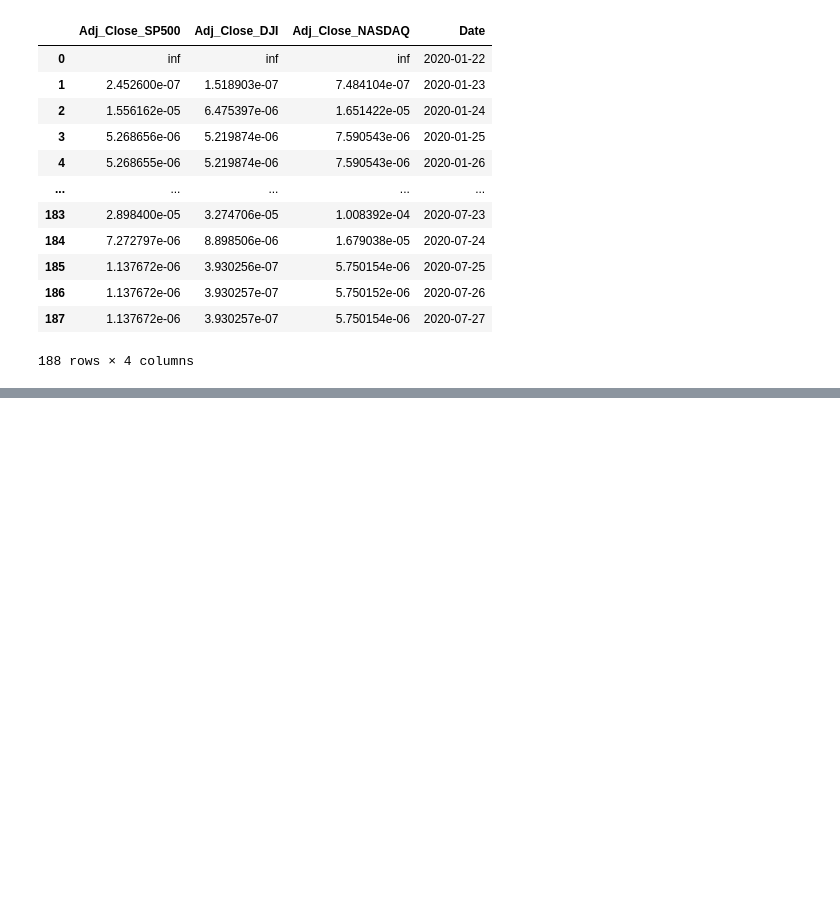
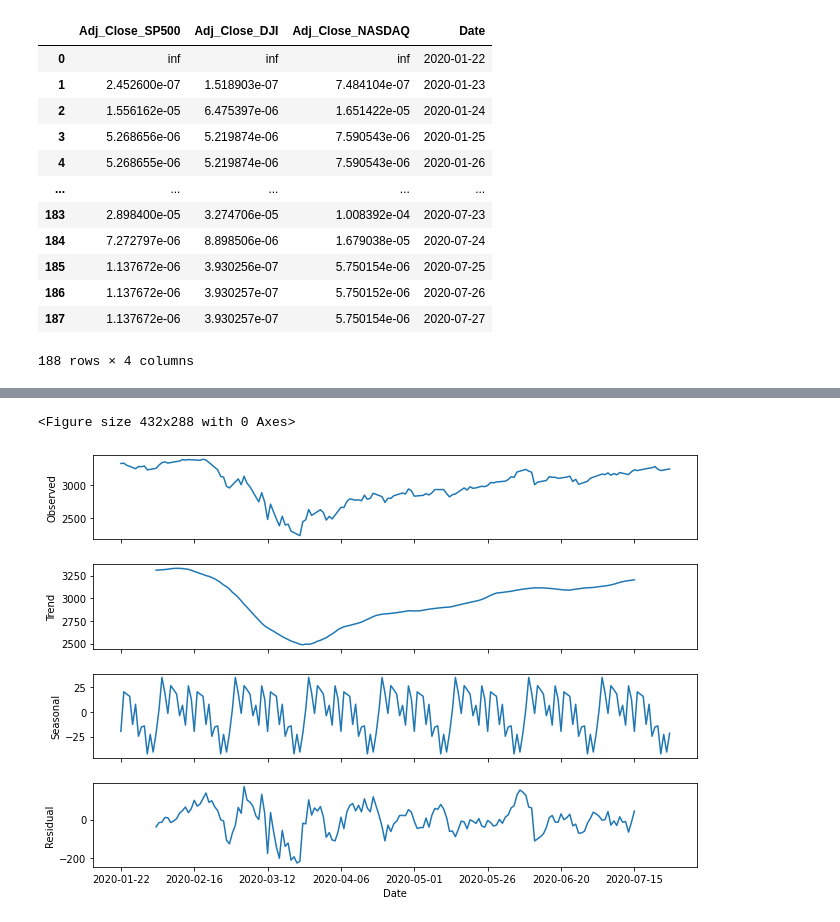
Before and after one commit to gandhimonil9823/Covid_Stock_Analysis, a Jupyter notebook: Covid_Stock.ipynb, the cells around one changed output, grey strips where cells are left out. Drawn from its saved outputs; the diff is of its cells as text; code cells hidden in the pictures; blank space fills up the shorter version.

```diff
--- a/Covid_Stock.ipynb
+++ b/Covid_Stock.ipynb
@@ -406,0 +411,2 @@ vol
+# %%
+df_snp500 = df_with_missing[['Date','Adj_Close_SP500']]
@@ -406,0 +422,3 @@ vol
+# %%
+df_snp500.set_index('Date', inplace = True)
+df_snp500['Adj_Close_SP500'] = df_snp500['Adj_Close_SP500'].astype(float)
@@ -406,0 +437,9 @@ vol
+# %%
+result = seasonal_decompose(df_snp500['Adj_Close_SP500'], model='additive', freq=25)
+
+fig = plt.figure()
+fig = result.plot()
+fig.set_size_inches(10, 7)
+# %% [output]
+<Figure size 432x288 with 0 Axes>
+[figure, added]
```
Also changed, not shown: parts of 16 cells of this notebook.
